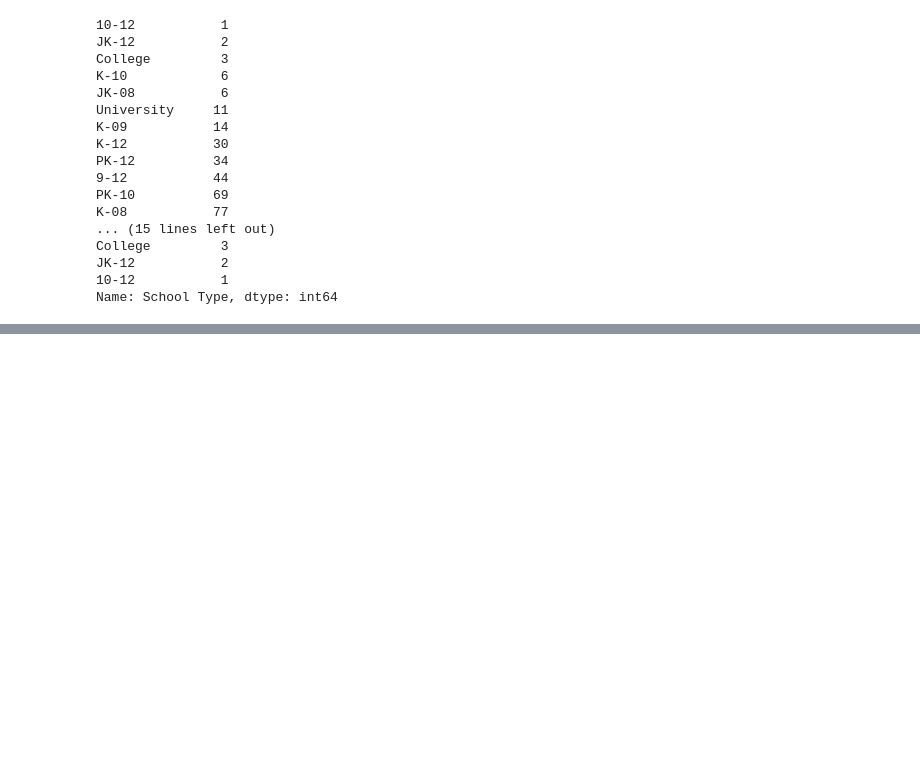
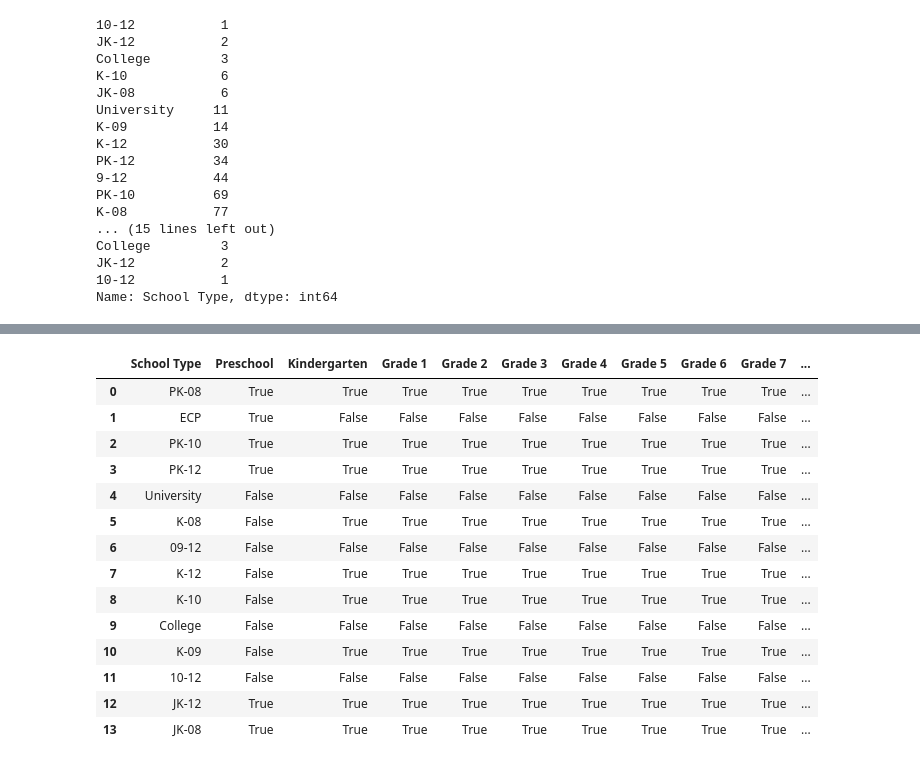
Before and after one commit to whitefreeze/SDANAD-Education, a Jupyter notebook: Scraping.ipynb, the cells around one changed output, grey strips where cells are left out. Cells and saved outputs as stored; diff of their text form; code cells hidden in the pictures; blank space fills up the shorter version.

Commit message:
OHE grade levels. Export data.

```diff
--- a/Scraping.ipynb
+++ b/Scraping.ipynb
@@ -23,0 +30,11 @@ pd.set_option('display.max_columns', None)
+# %%
+# Function to remove leading zero from a two-digit number
+def drop_lead_zero(grade_number):
+
+    # Define a regex pattern to remove any leading zeros from the two-digit results
+    pattern = r'\b0(\d)\b'
+
+    # Use re.sub to replace matched pattern with second digit only
+    grade_number = re.sub(pattern, r'\1', grade_number)
+
+    return grade_number
@@ -548,0 +565,9 @@ print(df_encoded)
+# %%
+# Kindergarten boolean column
+# Name new column and value to match
+grade_level = ('Kindergarten', 'K')
+
+# Create new column Kindergarten with value True in all School Types with a "K".
+dfx[grade_level[0]] = dfx['School Type'].str.contains(grade_level[1])
+
+print_grade_cols()
@@ -548,0 +590,62 @@ print(df_encoded)
+# %%
+# Grade boolean columns
+# Extract all two-digit numbers from 'School Type'/grades column
+grades_extracted = dfx['School Type'].str.findall(r'\b\d{2}\b')
+
+
+# Initialize columns for each grade from 1 to 12
+for grade in range(1, 13):
+    dfx[f'Grade {grade}'] = False
+
+
+# Loop over each row and update the grade columns
+# Pull two-digit grade values from each School Type
+for idx, grades_list in grades_extracted.items():
+
+    # Case: there is a range between two numbered grades (i.e. 9-12)
+    if len(grades_list) == 2:
+
+        # Set lowest and highest grades in School Type range
+        lowest_grade = grades_list[0]
+        highest_grade = grades_list[1]
+
+        # Drop lead zeros from lowest/highest grade
+        lowest_grade = drop_lead_zero(lowest_grade)
+        highest_grade = drop_lead_zero(highest_grade)
+
+        # Select columns from Grade x to Grade y and all columns in between, inclusively; then set values to True
+        dfx.loc[idx, f'Grade {lowest_grade}':f'Grade {highest_grade}'] = True
+
+        continue # Skip to the next iteration without executing the rest of the loop
+
+
+    # Case: there is a range from before Grade 1 to a higher Grade y (i.e. K-12)
+    if len(grades_list) == 1:
+
+        # Set lowest and highest grades in School Type range
+        lowest_grade = '1'
+        highest_grade = grades_list[0]
+
+        # Drop lead zeros from highest grade
+        highest_grade = drop_lead_zero(highest_grade)
+
+        # Select columns from Grade x to Grade y and all columns in between, inclusively; then set values to True
+        dfx.loc[idx, f'Grade {lowest_grade}':f'Grade {highest_grade}'] = True
+
+print_grade_cols()
+# %% [output]
+|  | School Type | Preschool | Kindergarten | Grade 1 | Grade 2 | Grade 3 | Grade 4 | Grade 5 | Grade 6 | Grade 7 | ... |
+| 0 | PK-08 | True | True | True | True | True | True | True | True | True | ... |
+| 1 | ECP | True | False | False | False | False | False | False | False | False | ... |
+| 2 | PK-10 | True | True | True | True | True | True | True | True | True | ... |
+| 3 | PK-12 | True | True | True | True | True | True | True | True | True | ... |
+| 4 | University | False | False | False | False | False | False | False | False | False | ... |
+| 5 | K-08 | False | True | True | True | True | True | True | True | True | ... |
+| 6 | 09-12 | False | False | False | False | False | False | False | False | False | ... |
+| 7 | K-12 | False | True | True | True | True | True | True | True | True | ... |
+| 8 | K-10 | False | True | True | True | True | True | True | True | True | ... |
+| 9 | College | False | False | False | False | False | False | False | False | False | ... |
+| 10 | K-09 | False | True | True | True | True | True | True | True | True | ... |
+| 11 | 10-12 | False | False | False | False | False | False | False | False | False | ... |
+| 12 | JK-12 | True | True | True | True | True | True | True | True | True | ... |
+| 13 | JK-08 | True | True | True | True | True | True | True | True | True | ... |
```
Also changed, not shown: parts of 21 cells of this notebook, 1 other file.
